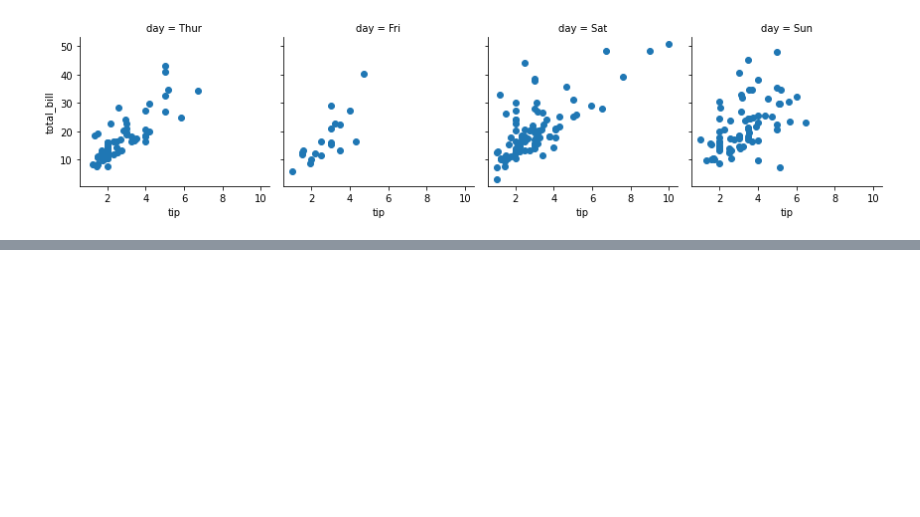
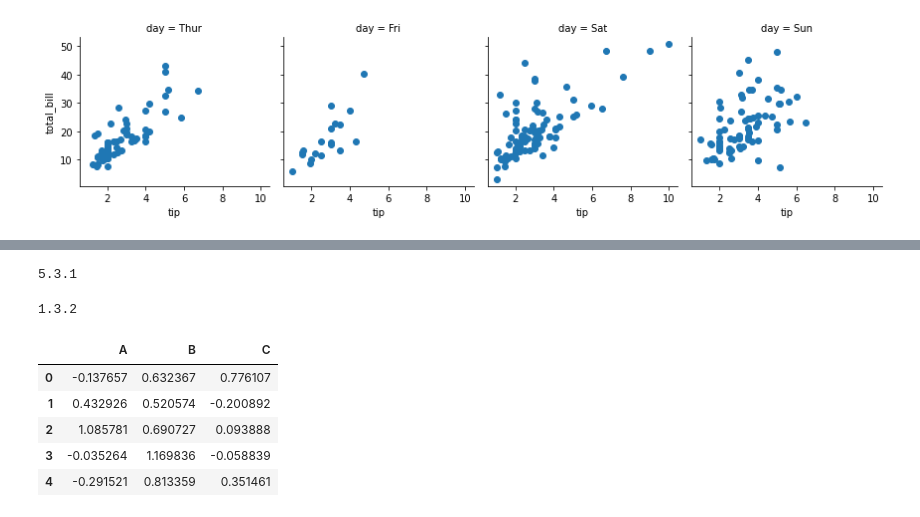
Before and after one commit to abagla18/ineuron_MLDL, a Jupyter notebook: 1_Python/4_plotting_libraries.ipynb, the cells around one changed output, grey strips where cells are left out. Drawn from its saved outputs; the diff is of its cells as text; code cells hidden in the pictures; blank space fills up the shorter version.

```diff
--- a/1_Python/4_plotting_libraries.ipynb
+++ b/1_Python/4_plotting_libraries.ipynb
@@ -299,0 +323,21 @@ plt.show()
+# %%
+print(py.__version__)
+# %% [output]
+5.3.1
+# %%
+print(pd.__version__)
+# %% [output]
+1.3.2
+# %%
+df = pd.DataFrame(np.random.randn(100,3), columns = ['A', 'B', 'C'])
+df.head()
+df['A'] = df['A'].cumsum() + 20
+df['B'] = df['B'].cumsum() + 20
+df['C'] = df['C'].cumsum() + 20
+# %% [output]
+|  | A | B | C |
+| 0 | -0.137657 | 0.632367 | 0.776107 |
+| 1 | 0.432926 | 0.520574 | -0.200892 |
+| 2 | 1.085781 | 0.690727 | 0.093888 |
+| 3 | -0.035264 | 1.169836 | -0.058839 |
+| 4 | -0.291521 | 0.813359 | 0.351461 |
```
Also changed, not shown: parts of 35 cells of this notebook, 1 other file.
